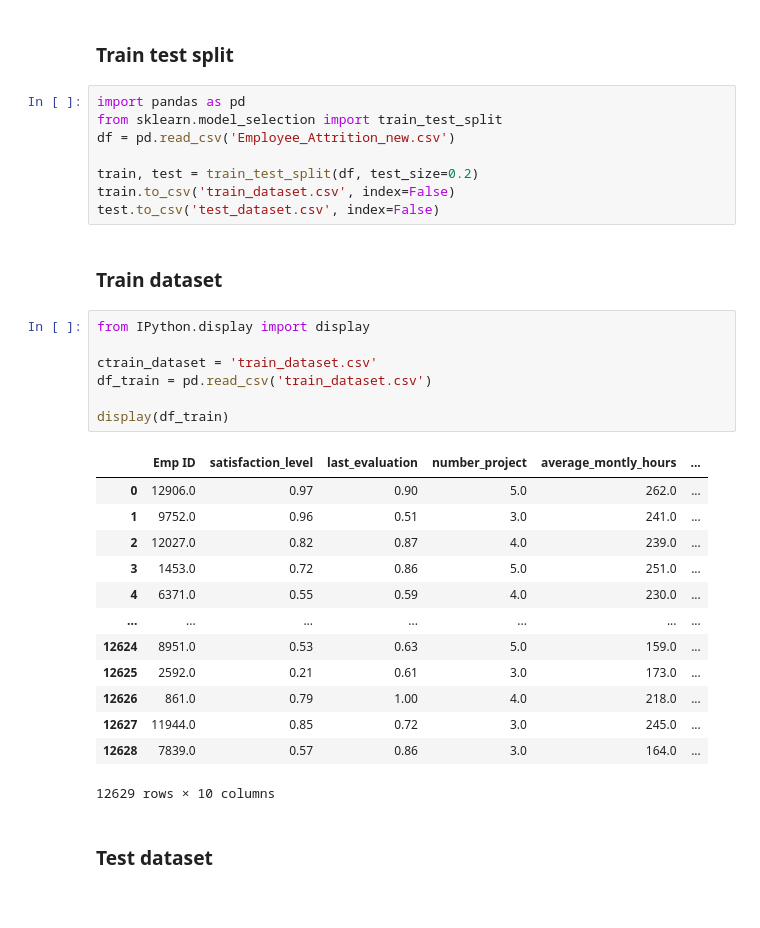
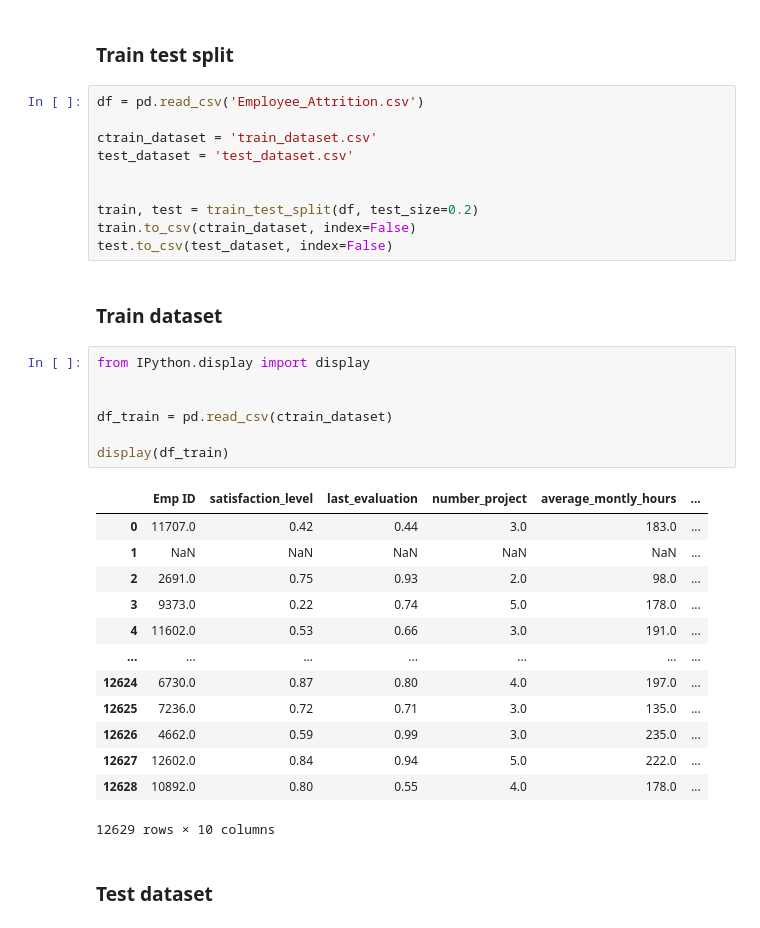
Before and after one commit to baiukov/Employees-satisfaction, a Jupyter notebook: SPZIZ.ipynb, the cells around one changed output. Cells and saved outputs as stored; diff of their text form.

```diff
--- a/SPZIZ.ipynb
+++ b/SPZIZ.ipynb
@@ -273,35 +270,37 @@ print(df.head())
 # %% [markdown]
 ### Train test split
 # %%
-import pandas as pd
-from sklearn.model_selection import train_test_split
-df = pd.read_csv('Employee_Attrition_new.csv')
+df = pd.read_csv('Employee_Attrition.csv')
+
+ctrain_dataset = 'train_dataset.csv'
+test_dataset = 'test_dataset.csv'
+
 
 train, test = train_test_split(df, test_size=0.2)
-train.to_csv('train_dataset.csv', index=False)
-test.to_csv('test_dataset.csv', index=False)
+train.to_csv(ctrain_dataset, index=False)
+test.to_csv(test_dataset, index=False)
 # %% [markdown]
 ### Train dataset
 # %%
 from IPython.display import display
 
-ctrain_dataset = 'train_dataset.csv'
-df_train = pd.read_csv('train_dataset.csv')
+
+df_train = pd.read_csv(ctrain_dataset)
 
 display(df_train)
 # %% [output]
 |  | Emp ID | satisfaction_level | last_evaluation | number_project | average_montly_hours | ... |
-| 0 | 12906.0 | 0.97 | 0.90 | 5.0 | 262.0 | ... |
-| 1 | 9752.0 | 0.96 | 0.51 | 3.0 | 241.0 | ... |
-| 2 | 12027.0 | 0.82 | 0.87 | 4.0 | 239.0 | ... |
-| 3 | 1453.0 | 0.72 | 0.86 | 5.0 | 251.0 | ... |
-| 4 | 6371.0 | 0.55 | 0.59 | 4.0 | 230.0 | ... |
+| 0 | 11707.0 | 0.42 | 0.44 | 3.0 | 183.0 | ... |
+| 1 | NaN | NaN | NaN | NaN | NaN | ... |
+| 2 | 2691.0 | 0.75 | 0.93 | 2.0 | 98.0 | ... |
+| 3 | 9373.0 | 0.22 | 0.74 | 5.0 | 178.0 | ... |
+| 4 | 11602.0 | 0.53 | 0.66 | 3.0 | 191.0 | ... |
 | ... | ... | ... | ... | ... | ... | ... |
-| 12624 | 8951.0 | 0.53 | 0.63 | 5.0 | 159.0 | ... |
-| 12625 | 2592.0 | 0.21 | 0.61 | 3.0 | 173.0 | ... |
-| 12626 | 861.0 | 0.79 | 1.00 | 4.0 | 218.0 | ... |
-| 12627 | 11944.0 | 0.85 | 0.72 | 3.0 | 245.0 | ... |
-| 12628 | 7839.0 | 0.57 | 0.86 | 3.0 | 164.0 | ... |
+| 12624 | 6730.0 | 0.87 | 0.80 | 4.0 | 197.0 | ... |
+| 12625 | 7236.0 | 0.72 | 0.71 | 3.0 | 135.0 | ... |
+| 12626 | 4662.0 | 0.59 | 0.99 | 3.0 | 235.0 | ... |
+| 12627 | 12602.0 | 0.84 | 0.94 | 5.0 | 222.0 | ... |
+| 12628 | 10892.0 | 0.80 | 0.55 | 4.0 | 178.0 | ... |
 12629 rows × 10 columns
 # %% [markdown]
 ### Test dataset
```
Also changed, not shown: parts of 31 cells of this notebook, 1 other file.
